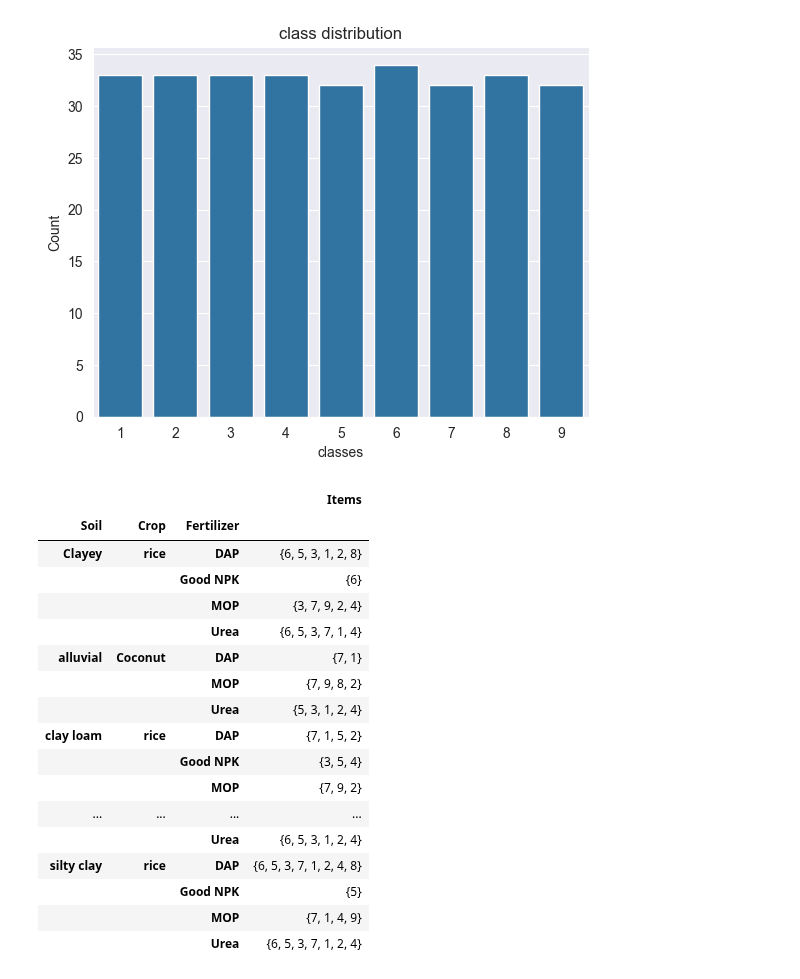
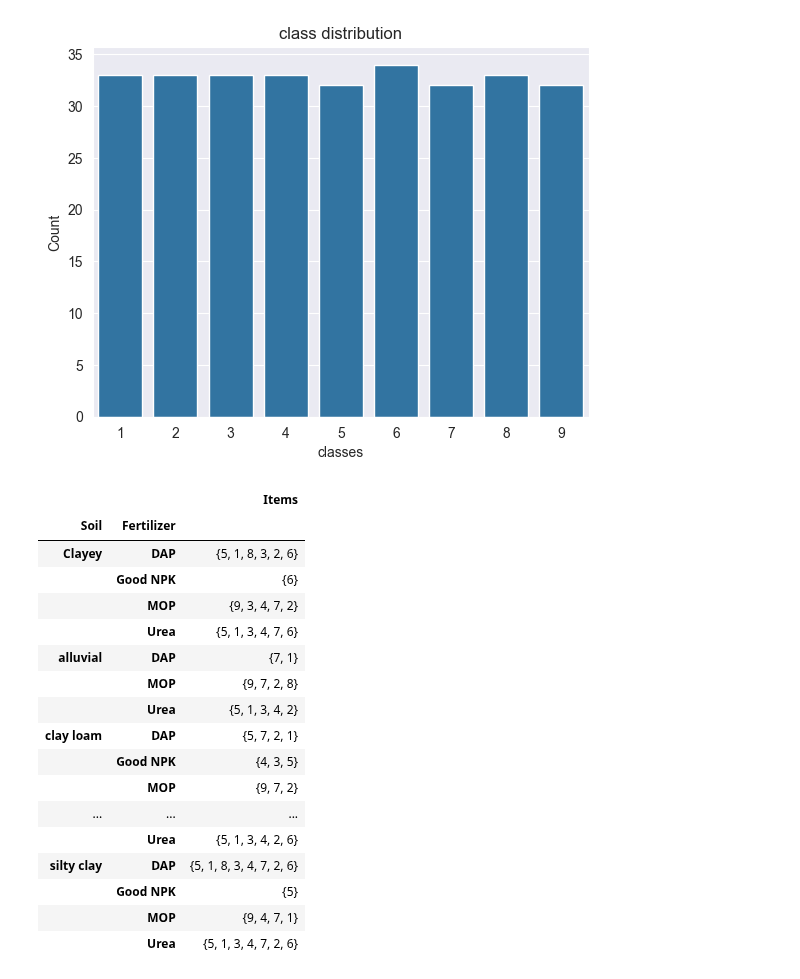
Before and after one commit to Mounir-charef/data_mining, a Jupyter notebook: notebooks/part2-apiriori.ipynb, the cells around one changed output. Saved outputs shown, nothing was run; the diff lists cells and outputs as text; code cells hidden in the pictures.

```diff
--- a/notebooks/part2-apiriori.ipynb
+++ b/notebooks/part2-apiriori.ipynb
@@ -164,31 +164,31 @@ plot_classes(df_freq)
 # %% [output]
 [figure]
 # %%
-grouped_df = df_width.groupby(['Soil', 'Crop', 'Fertilizer']).agg({
+grouped_df = df_width.groupby(['Soil', 'Fertilizer']).agg({
     # 'Crop': set,
     # 'Fertilizer': set,
     'class': set,
 }).rename(columns={'class': 'Items'})
 grouped_df
 # %% [output]
-|  |  |  | Items |
-| Soil | Crop | Fertilizer |  |
-| Clayey | rice | DAP | {6, 5, 3, 1, 2, 8} |
-|  |  | Good NPK | {6} |
-|  |  | MOP | {3, 7, 9, 2, 4} |
-|  |  | Urea | {6, 5, 3, 7, 1, 4} |
-| alluvial | Coconut | DAP | {7, 1} |
-|  |  | MOP | {7, 9, 8, 2} |
-|  |  | Urea | {5, 3, 1, 2, 4} |
-| clay loam | rice | DAP | {7, 1, 5, 2} |
-|  |  | Good NPK | {3, 5, 4} |
-|  |  | MOP | {7, 9, 2} |
-| ... | ... | ... | ... |
-|  |  | Urea | {6, 5, 3, 1, 2, 4} |
-| silty clay | rice | DAP | {6, 5, 3, 7, 1, 2, 4, 8} |
-|  |  | Good NPK | {5} |
-|  |  | MOP | {7, 1, 4, 9} |
-|  |  | Urea | {6, 5, 3, 7, 1, 2, 4} |
+|  |  | Items |
+| Soil | Fertilizer |  |
+| Clayey | DAP | {5, 1, 8, 3, 2, 6} |
+|  | Good NPK | {6} |
+|  | MOP | {9, 3, 4, 7, 2} |
+|  | Urea | {5, 1, 3, 4, 7, 6} |
+| alluvial | DAP | {7, 1} |
+|  | MOP | {9, 7, 2, 8} |
+|  | Urea | {5, 1, 3, 4, 2} |
+| clay loam | DAP | {5, 7, 2, 1} |
+|  | Good NPK | {4, 3, 5} |
+|  | MOP | {9, 7, 2} |
+| ... | ... | ... |
+|  | Urea | {5, 1, 3, 4, 2, 6} |
+| silty clay | DAP | {5, 1, 8, 3, 4, 7, 2, 6} |
+|  | Good NPK | {5} |
+|  | MOP | {9, 4, 7, 1} |
+|  | Urea | {5, 1, 3, 4, 7, 2, 6} |
 # %%
 class Apriori:
     def __init__(self, min_support, min_confidence):
```
Also changed, not shown: parts of 4 cells of this notebook.
